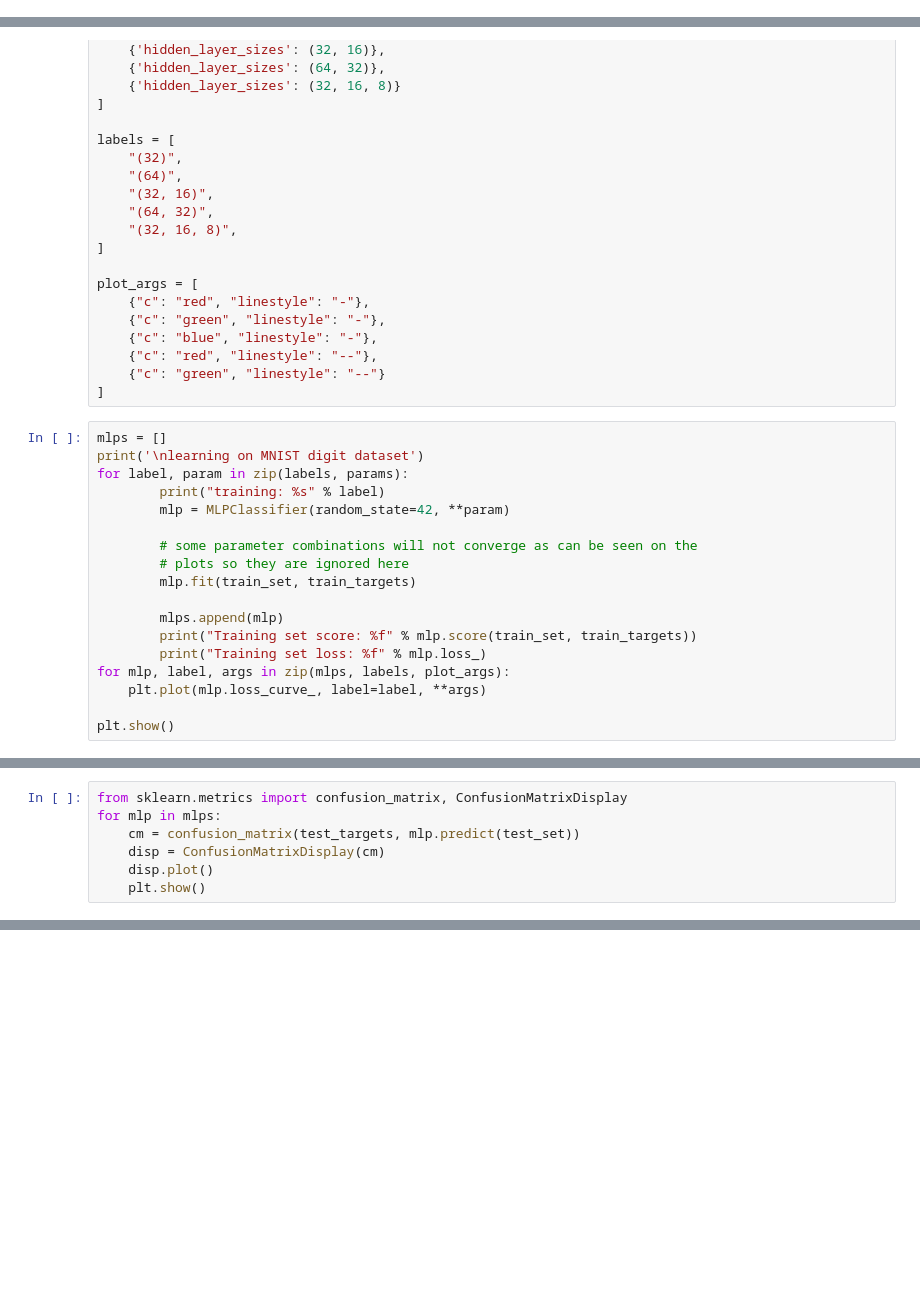
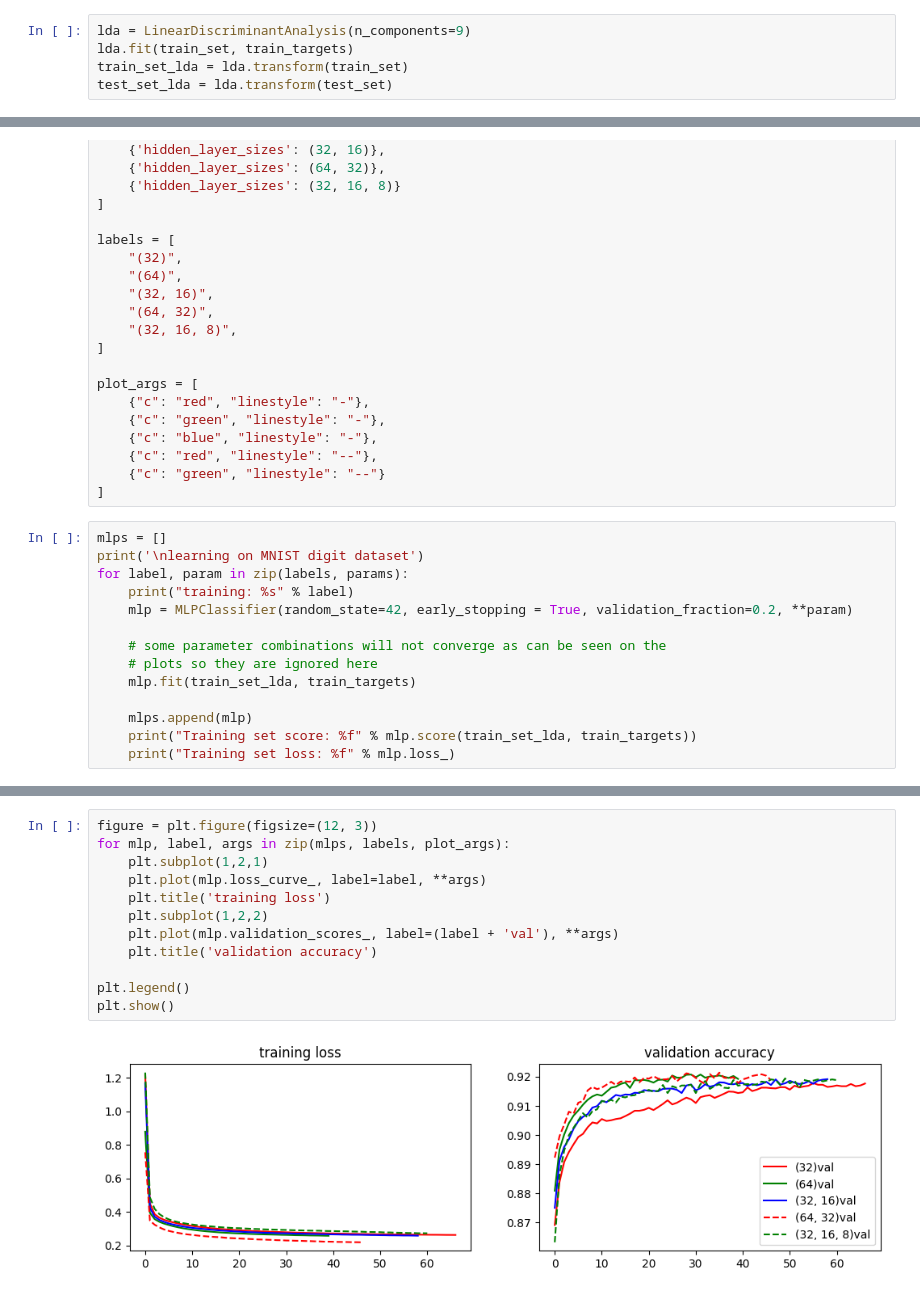
Before and after one commit to vismiroglou/ce7_ml_2023, a Jupyter notebook: Lecture 8/Lecture_8_741.ipynb, the cells around one changed output, grey strips where cells are left out. Drawn from its saved outputs; the diff is of its cells as text; blank space fills up the shorter version.

```diff
--- a/Lecture 8/Lecture_8_741.ipynb
+++ b/Lecture 8/Lecture_8_741.ipynb
@@ -26,0 +39,5 @@ test_set = ss.transform(test_set)
+# %%
+lda = LinearDiscriminantAnalysis(n_components=9)
+lda.fit(train_set, train_targets)
+train_set_lda = lda.transform(train_set)
+test_set_lda = lda.transform(test_set)
@@ -52,20 +71,16 @@ plot_args = [
 mlps = []
 print('\nlearning on MNIST digit dataset')
 for label, param in zip(labels, params):
-        print("training: %s" % label)
-        mlp = MLPClassifier(random_state=42, **param)
+    print("training: %s" % label)
+    mlp = MLPClassifier(random_state=42, early_stopping = True, validation_fraction=0.2, **param)
 
-        # some parameter combinations will not converge as can be seen on the
-        # plots so they are ignored here
-        mlp.fit(train_set, train_targets)
+    # some parameter combinations will not converge as can be seen on the
+    # plots so they are ignored here
+    mlp.fit(train_set_lda, train_targets)
 
-        mlps.append(mlp)
-        print("Training set score: %f" % mlp.score(train_set, train_targets))
-        print("Training set loss: %f" % mlp.loss_)
-for mlp, label, args in zip(mlps, labels, plot_args):
-    plt.plot(mlp.loss_curve_, label=label, **args)
-
-plt.show()
+    mlps.append(mlp)
+    print("Training set score: %f" % mlp.score(train_set_lda, train_targets))
+    print("Training set loss: %f" % mlp.loss_)
 # %% [output]
 learning on MNIST digit dataset
 training: (32)
@@ -87,7 +100,0 @@ Training set loss: 0.219085
-# %%
-from sklearn.metrics import confusion_matrix, ConfusionMatrixDisplay
-for mlp in mlps:
-    cm = confusion_matrix(test_targets, mlp.predict(test_set))
-    disp = ConfusionMatrixDisplay(cm)
-    disp.plot()
-    plt.show()
@@ -99,0 +101,14 @@ for mlp in mlps:
+# %%
+figure = plt.figure(figsize=(12, 3))
+for mlp, label, args in zip(mlps, labels, plot_args):
+    plt.subplot(1,2,1)
+    plt.plot(mlp.loss_curve_, label=label, **args)
+    plt.title('training loss')
+    plt.subplot(1,2,2)
+    plt.plot(mlp.validation_scores_, label=(label + 'val'), **args)
+    plt.title('validation accuracy')
+
+plt.legend()
+plt.show()
+# %% [output]
+[figure, added]
```
Also changed, not shown: parts of 9 cells of this notebook.
